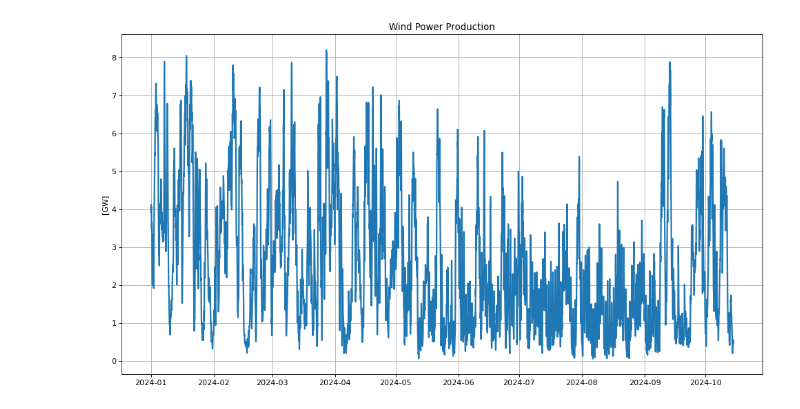
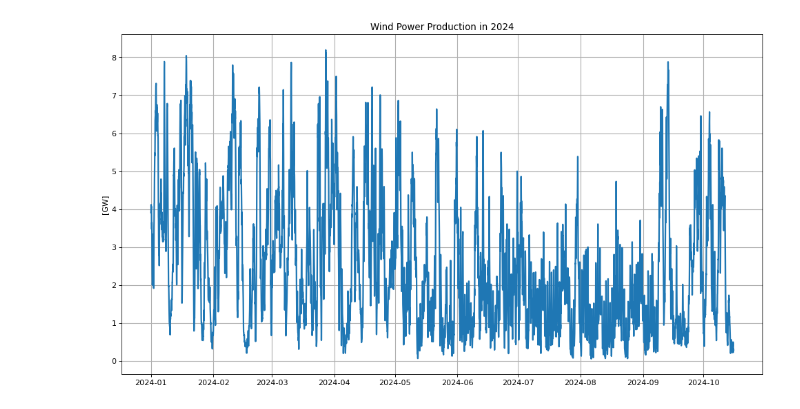
Before and after one commit to samueledelia/Italian-imbalance-forecasting, a Jupyter notebook: notebook/data_exploration/power_generation.ipynb, the cells around one changed output. Drawn from its saved outputs; the diff is of its cells as text; code cells hidden in the pictures.

Commit message:
wind production analysis

```diff
--- a/notebook/data_exploration/power_generation.ipynb
+++ b/notebook/data_exploration/power_generation.ipynb
@@ -85,13 +114,14 @@ min          0.022000
 max          8.789000
 Name: WIND_GWH, dtype: float64
 # %%
+import matplotlib.pyplot as plt
+
 DPI = 80
 fig, ax = plt.subplots(figsize=[15,8], dpi=DPI)
 ax.plot(wind["WIND_GWH"].loc["2024"], linewidth=2)
 
-
-ax.set_title("Wind Power Production"); ax.set_ylabel("[GW]")
-
-plt.grid(); plt.show()
+ax.set_title("Wind Power Production in 2024"); ax.set_ylabel("[GW]")
+ax.grid(True, which='both',  linewidth=1)
+plt.show()
 # %% [output]
-[figure, old version]
+[figure, new version]
```
Also changed, not shown: parts of 17 cells of this notebook, 1 other file.
